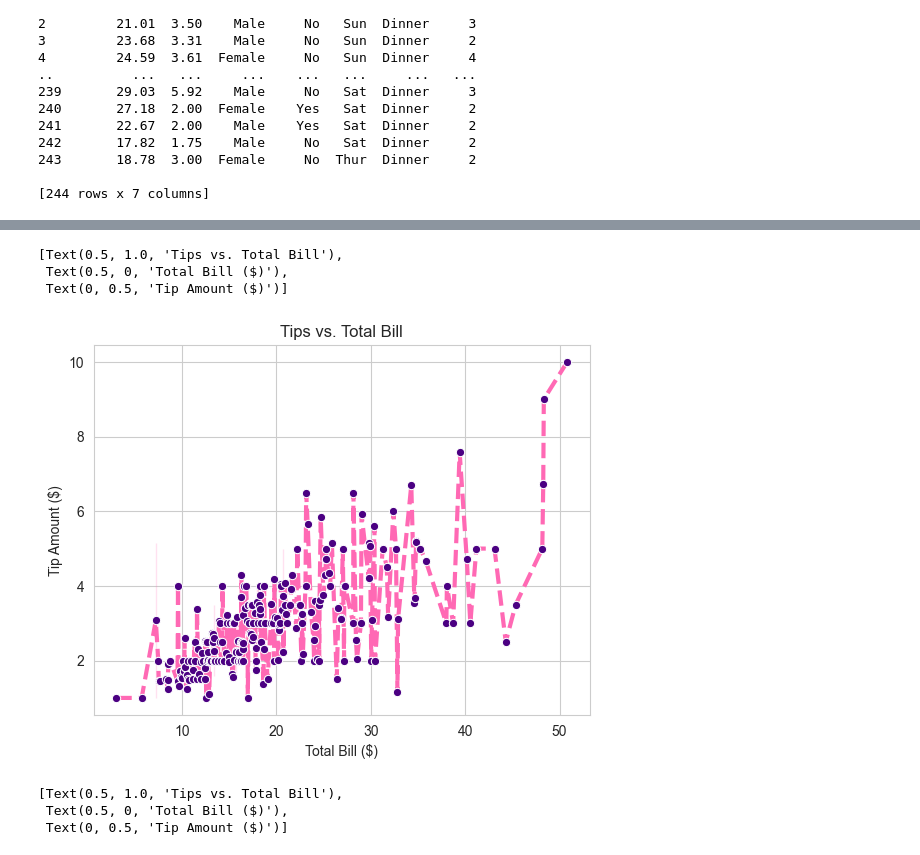
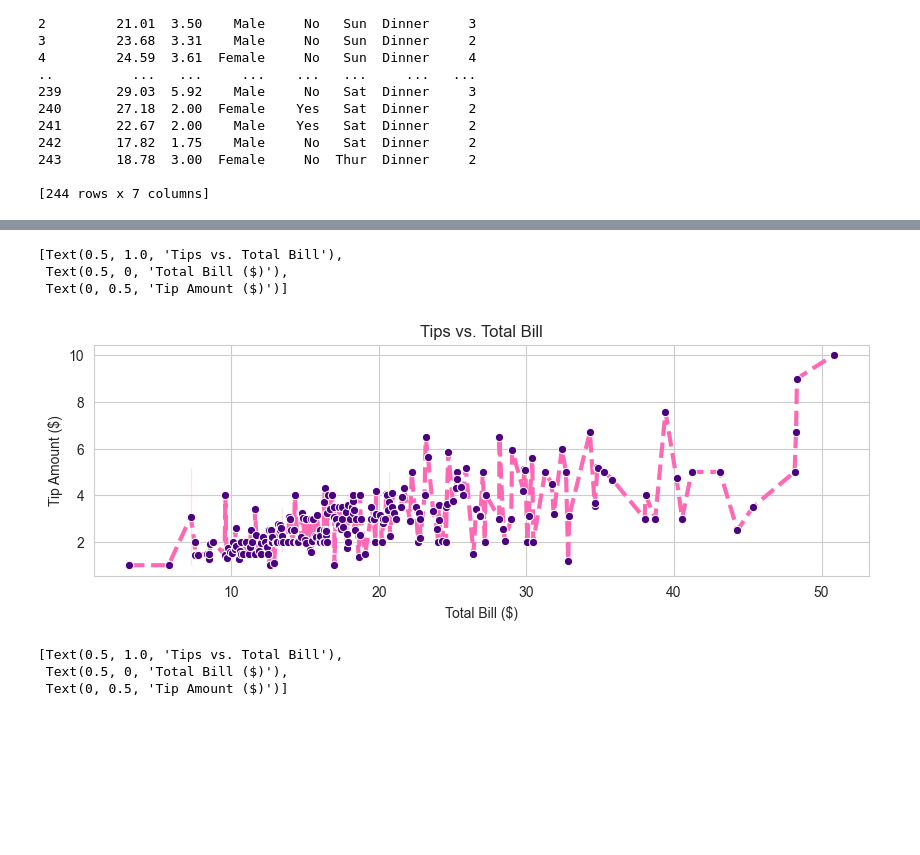
Before and after one commit to dipachatterjee/visualization, a Jupyter notebook: 02_activities/assignments/participation/LiveCoding-5.ipynb, the cells around one changed output, grey strips where cells are left out. Cells and saved outputs as stored; diff of their text form; code cells hidden in the pictures; blank space fills up the shorter version.

```diff
--- a/02_activities/assignments/participation/LiveCoding-5.ipynb
+++ b/02_activities/assignments/participation/LiveCoding-5.ipynb
@@ -29,6 +24,3 @@ print(tips)
 243       18.78  3.00  Female     No  Thur  Dinner     2
 
 [244 rows x 7 columns]
-# %%
-tips = sns.load_dataset("tips")
-print(tips)
@@ -50,20 +48,24 @@ print(tips)
 # %%
-sns.set_style('whitegrid')
+# darkgrid, whitegrid, dark, white, ticks
+#change appearances of plot and lines/data
+
+sns.set_style('whitegrid') #plot appearance
+fig = plt.subplots(figsize=(10, 3)) #plot size
 tipgraph=sns.lineplot(data=tips, # choose our dataset
              x='total_bill', # define our x variable
              color='hotpink',
              linestyle='--',
              linewidth=3,
              marker='o',
              markerfacecolor='indigo',
              y='tip') # define our y variable
 
 tipgraph.set(title='Tips vs. Total Bill',
              xlabel='Total Bill ($)',
              ylabel='Tip Amount ($)')
 # %% [output]
 [Text(0.5, 1.0, 'Tips vs. Total Bill'),
  Text(0.5, 0, 'Total Bill ($)'),
  Text(0, 0.5, 'Tip Amount ($)')]
-[figure, old version]
+[figure, new version]
 # %%
```
Also changed, not shown: parts of 17 cells of this notebook, 5 other files.
